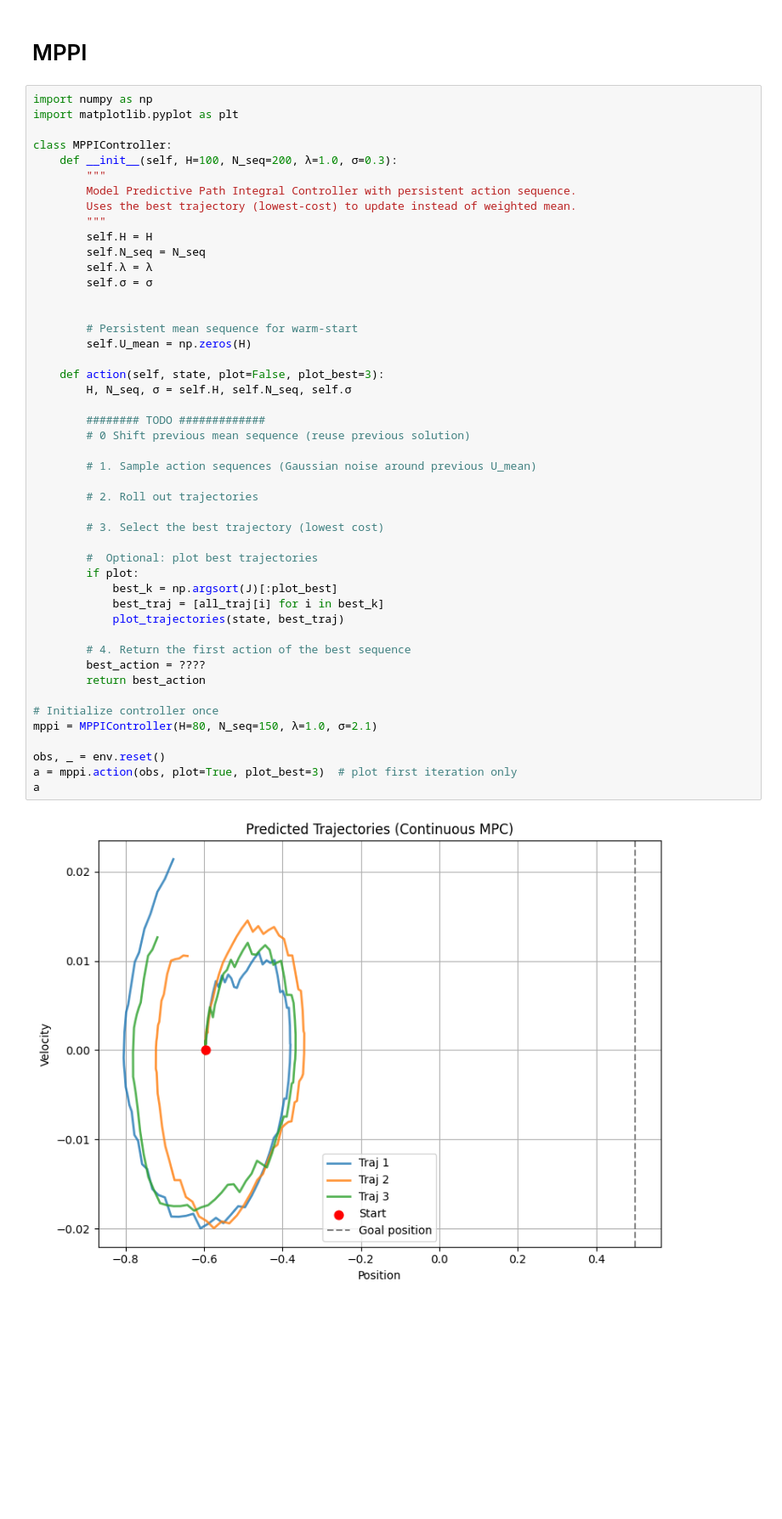
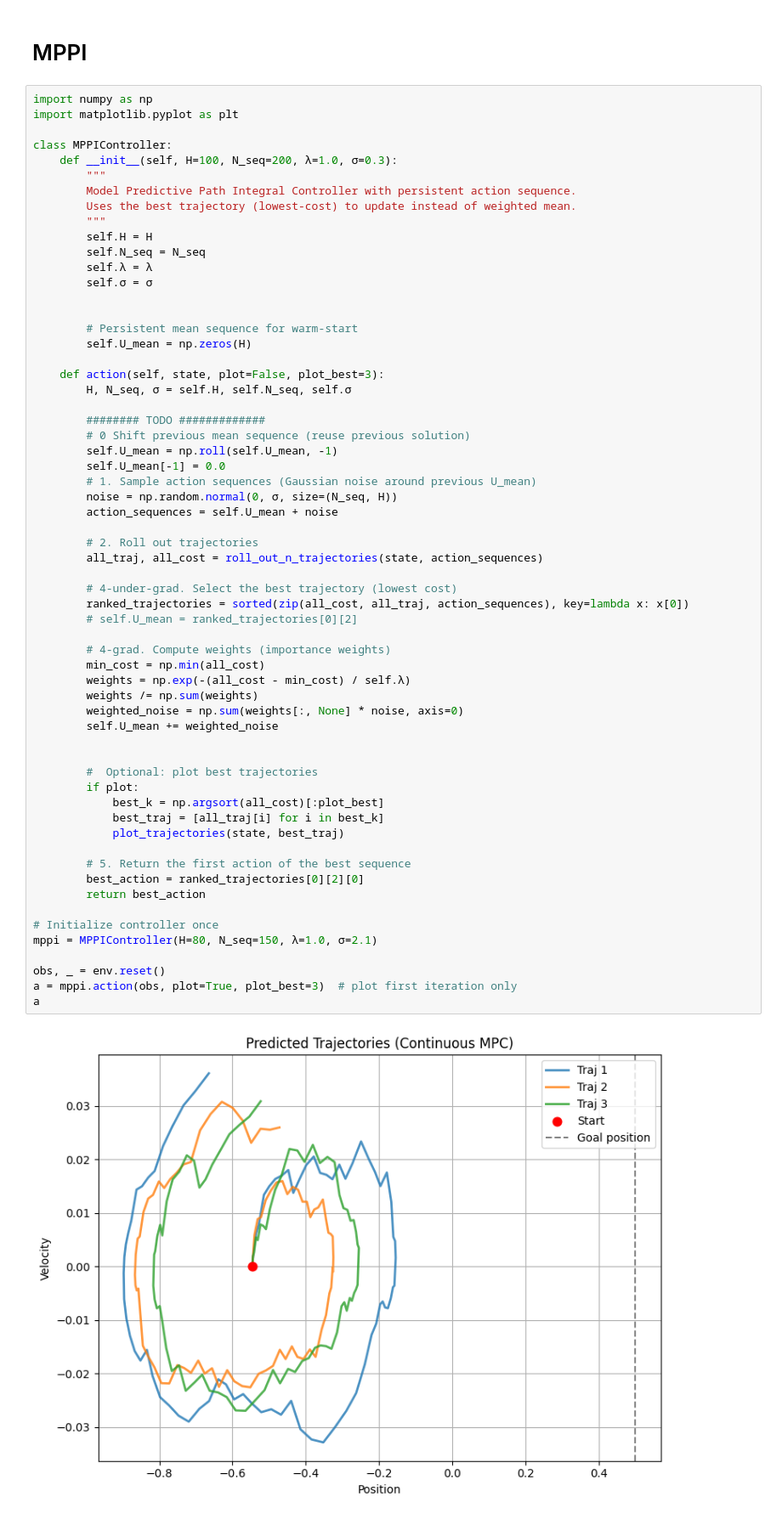
Before and after one commit to simkarwin/RL1, a Jupyter notebook: lab9_mountain_optimal.ipynb, the cells around one changed output. Shown at 85% size. Cells and saved outputs as stored; diff of their text form; blank space fills up the shorter version.

```diff
--- a/lab9_mountain_optimal.ipynb
+++ b/lab9_mountain_optimal.ipynb
@@ -348,36 +348,50 @@ class MPPIController:
         self.σ = σ
 
 
         # Persistent mean sequence for warm-start
         self.U_mean = np.zeros(H)
 
     def action(self, state, plot=False, plot_best=3):
         H, N_seq, σ = self.H, self.N_seq, self.σ
 
         ######## TODO #############
         # 0 Shift previous mean sequence (reuse previous solution)
-
+        self.U_mean = np.roll(self.U_mean, -1)
+        self.U_mean[-1] = 0.0
         # 1. Sample action sequences (Gaussian noise around previous U_mean)
+        noise = np.random.normal(0, σ, size=(N_seq, H))
+        action_sequences = self.U_mean + noise
 
         # 2. Roll out trajectories
+        all_traj, all_cost = roll_out_n_trajectories(state, action_sequences)
 
-        # 3. Select the best trajectory (lowest cost)
+        # 4-under-grad. Select the best trajectory (lowest cost)
+        ranked_trajectories = sorted(zip(all_cost, all_traj, action_sequences), key=lambda x: x[0])
+        # self.U_mean = ranked_trajectories[0][2]
+
+        # 4-grad. Compute weights (importance weights)
+        min_cost = np.min(all_cost)
+        weights = np.exp(-(all_cost - min_cost) / self.λ)
+        weights /= np.sum(weights)
+        weighted_noise = np.sum(weights[:, None] * noise, axis=0)
+        self.U_mean += weighted_noise
+
 
         #  Optional: plot best trajectories
         if plot:
-            best_k = np.argsort(J)[:plot_best]
+            best_k = np.argsort(all_cost)[:plot_best]
             best_traj = [all_traj[i] for i in best_k]
             plot_trajectories(state, best_traj)
 
-        # 4. Return the first action of the best sequence
-        best_action = ????
+        # 5. Return the first action of the best sequence
+        best_action = ranked_trajectories[0][2][0]
         return best_action
 
 # Initialize controller once
 mppi = MPPIController(H=80, N_seq=150, λ=1.0, σ=2.1)
 
 obs, _ = env.reset()
 a = mppi.action(obs, plot=True, plot_best=3)  # plot first iteration only
 a
 # %% [output]
-[figure, old version]
+[figure, new version]
```
Also changed, not shown: parts of 4 cells of this notebook.
